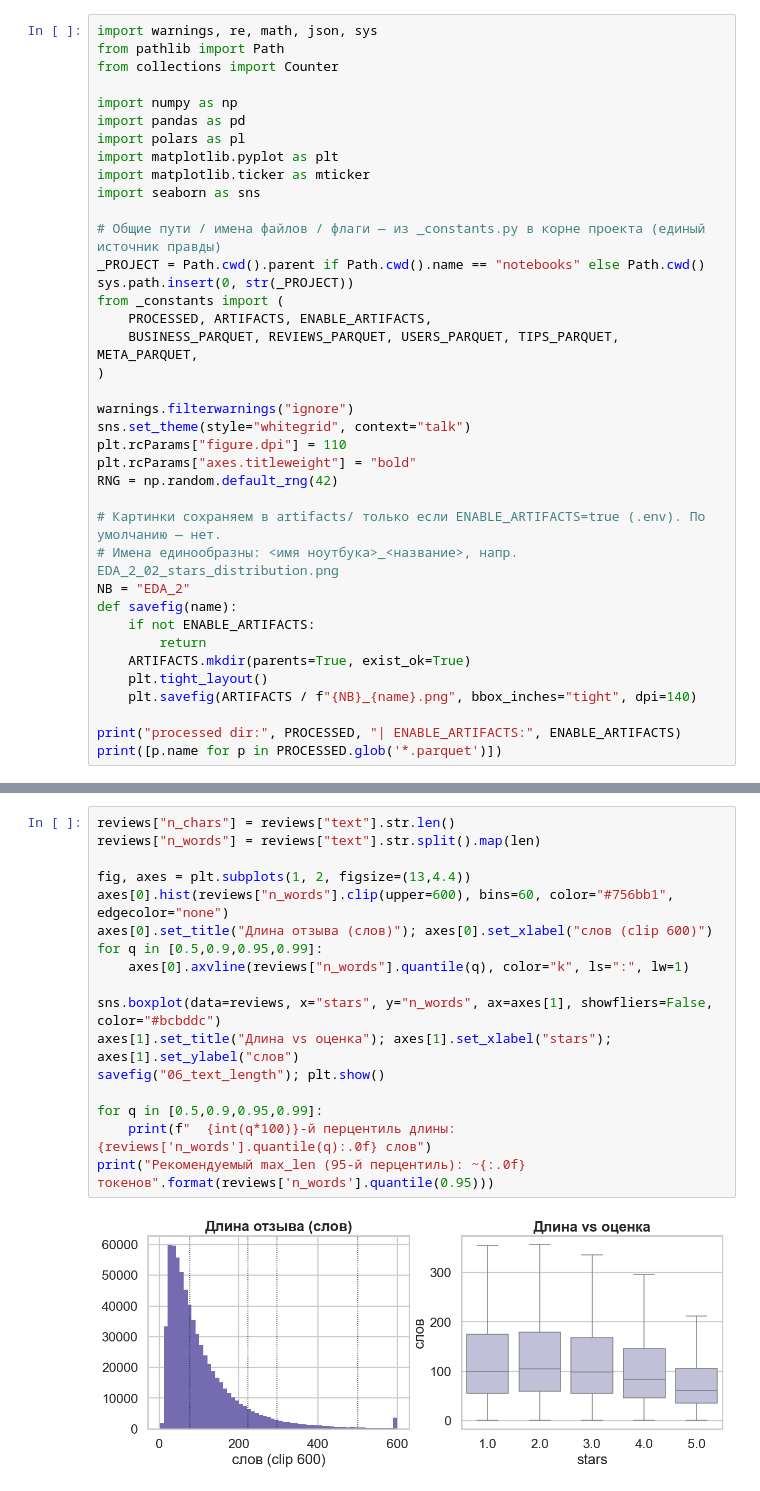
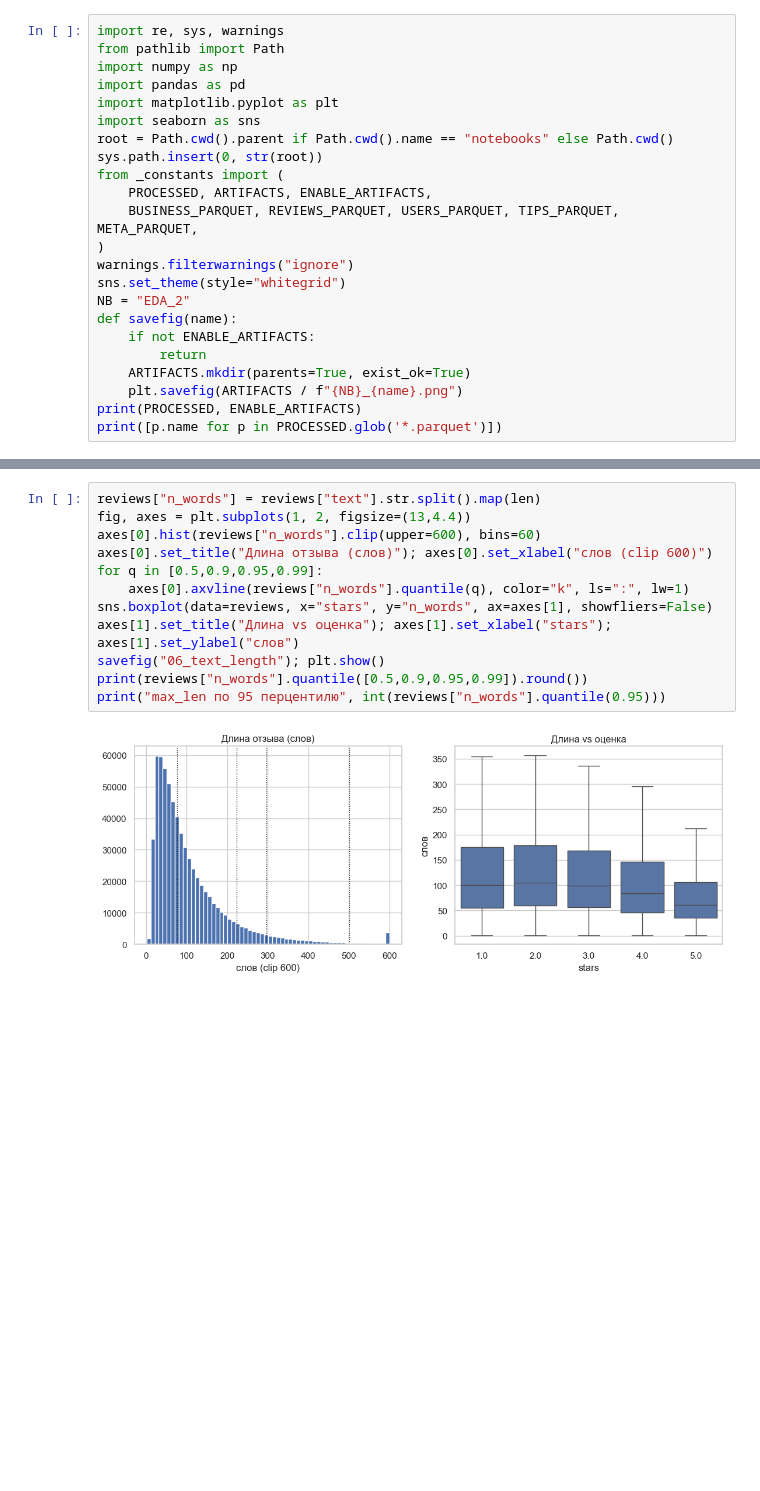
Before and after one commit to bluesteelll/gp5, a Jupyter notebook: notebooks/EDA_2.ipynb, the cells around one changed output, grey strips where cells are left out. Cells and saved outputs as stored; diff of their text form; blank space fills up the shorter version.

```diff
--- a/notebooks/EDA_2.ipynb
+++ b/notebooks/EDA_2.ipynb
@@ -22,39 +12,24 @@
 # %%
-import warnings, re, math, json, sys
+import re, sys, warnings
 from pathlib import Path
-from collections import Counter
-
 import numpy as np
 import pandas as pd
-import polars as pl
 import matplotlib.pyplot as plt
-import matplotlib.ticker as mticker
 import seaborn as sns
-
-# Общие пути / имена файлов / флаги — из _constants.py в корне проекта (единый источник правды)
-_PROJECT = Path.cwd().parent if Path.cwd().name == "notebooks" else Path.cwd()
-sys.path.insert(0, str(_PROJECT))
+root = Path.cwd().parent if Path.cwd().name == "notebooks" else Path.cwd()
+sys.path.insert(0, str(root))
 from _constants import (
     PROCESSED, ARTIFACTS, ENABLE_ARTIFACTS,
     BUSINESS_PARQUET, REVIEWS_PARQUET, USERS_PARQUET, TIPS_PARQUET, META_PARQUET,
 )
-
 warnings.filterwarnings("ignore")
-sns.set_theme(style="whitegrid", context="talk")
-plt.rcParams["figure.dpi"] = 110
-plt.rcParams["axes.titleweight"] = "bold"
-RNG = np.random.default_rng(42)
-
-# Картинки сохраняем в artifacts/ только если ENABLE_ARTIFACTS=true (.env). По умолчанию — нет.
-# Имена единообразны: <имя ноутбука>_<название>, напр. EDA_2_02_stars_distribution.png
+sns.set_theme(style="whitegrid")
 NB = "EDA_2"
 def savefig(name):
     if not ENABLE_ARTIFACTS:
         return
     ARTIFACTS.mkdir(parents=True, exist_ok=True)
-    plt.tight_layout()
-    plt.savefig(ARTIFACTS / f"{NB}_{name}.png", bbox_inches="tight", dpi=140)
-
-print("processed dir:", PROCESSED, "| ENABLE_ARTIFACTS:", ENABLE_ARTIFACTS)
+    plt.savefig(ARTIFACTS / f"{NB}_{name}.png")
+print(PROCESSED, ENABLE_ARTIFACTS)
 print([p.name for p in PROCESSED.glob('*.parquet')])
 # %% [output]
@@ -274,19 +226,14 @@ Name: stars, dtype: float64
 # %%
-reviews["n_chars"] = reviews["text"].str.len()
 reviews["n_words"] = reviews["text"].str.split().map(len)
-
 fig, axes = plt.subplots(1, 2, figsize=(13,4.4))
-axes[0].hist(reviews["n_words"].clip(upper=600), bins=60, color="#756bb1", edgecolor="none")
+axes[0].hist(reviews["n_words"].clip(upper=600), bins=60)
 axes[0].set_title("Длина отзыва (слов)"); axes[0].set_xlabel("слов (clip 600)")
 for q in [0.5,0.9,0.95,0.99]:
     axes[0].axvline(reviews["n_words"].quantile(q), color="k", ls=":", lw=1)
-
-sns.boxplot(data=reviews, x="stars", y="n_words", ax=axes[1], showfliers=False, color="#bcbddc")
+sns.boxplot(data=reviews, x="stars", y="n_words", ax=axes[1], showfliers=False)
 axes[1].set_title("Длина vs оценка"); axes[1].set_xlabel("stars"); axes[1].set_ylabel("слов")
 savefig("06_text_length"); plt.show()
-
-for q in [0.5,0.9,0.95,0.99]:
-    print(f"  {int(q*100)}-й перцентиль длины: {reviews['n_words'].quantile(q):.0f} слов")
-print("Рекомендуемый max_len (95-й перцентиль): ~{:.0f} токенов".format(reviews['n_words'].quantile(0.95)))
+print(reviews["n_words"].quantile([0.5,0.9,0.95,0.99]).round())
+print("max_len по 95 перцентилю", int(reviews["n_words"].quantile(0.95)))
 # %% [output]
-[figure, old version]
+[figure, new version]
```
Also changed, not shown: parts of 66 cells of this notebook, 1 other file.
